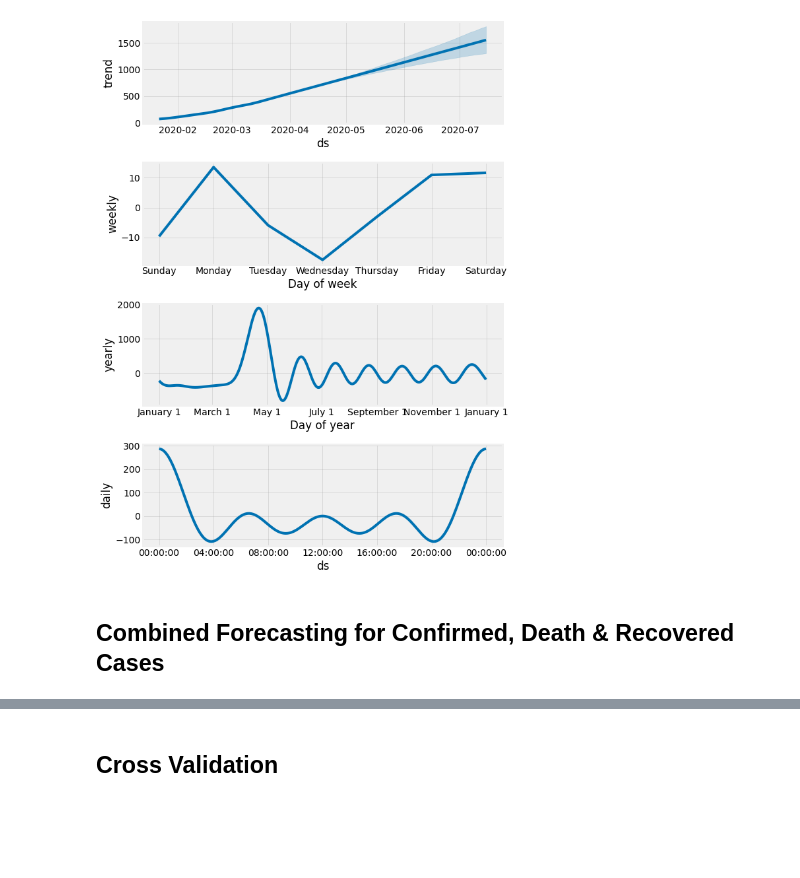
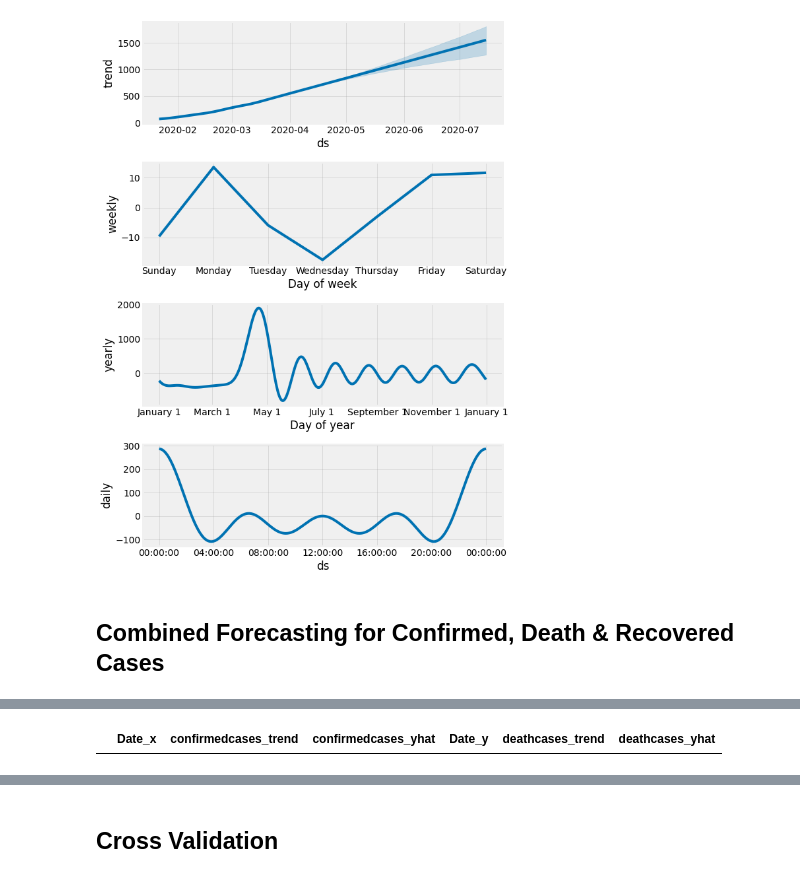
Before and after one commit to ankitaguhaoakland/Covid19, a Jupyter notebook: Time Series Forecasting.ipynb, the cells around one changed output, grey strips where cells are left out. Cells and saved outputs as stored; diff of their text form; code cells hidden in the pictures; blank space fills up the shorter version.

```diff
--- a/Time Series Forecasting.ipynb
+++ b/Time Series Forecasting.ipynb
@@ -218,0 +252,5 @@ merge_recoveredcases_forecast.columns = recoveredcases_names
+# %%
+forecast = pd.merge(confirmedcases_forecast, deathcases_forecast, how = 'inner', left_on = 'confirmedcases_yhat', right_on = 'deathcases_trend')
+forecast.head()
+# %% [output]
+|  | Date_x | confirmedcases_trend | confirmedcases_yhat | Date_y | deathcases_trend | deathcases_yhat |
```
Also changed, not shown: parts of 14 cells of this notebook.
